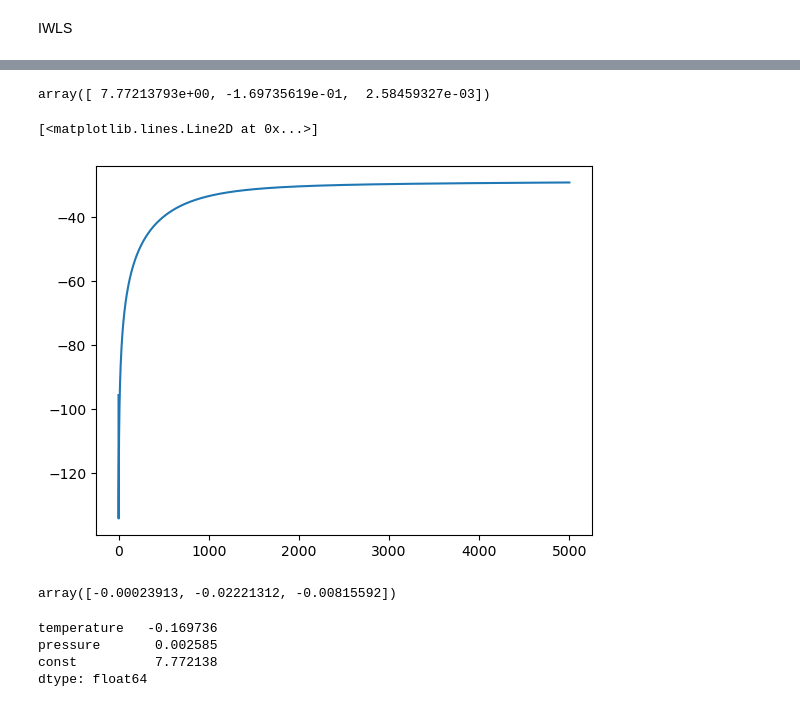
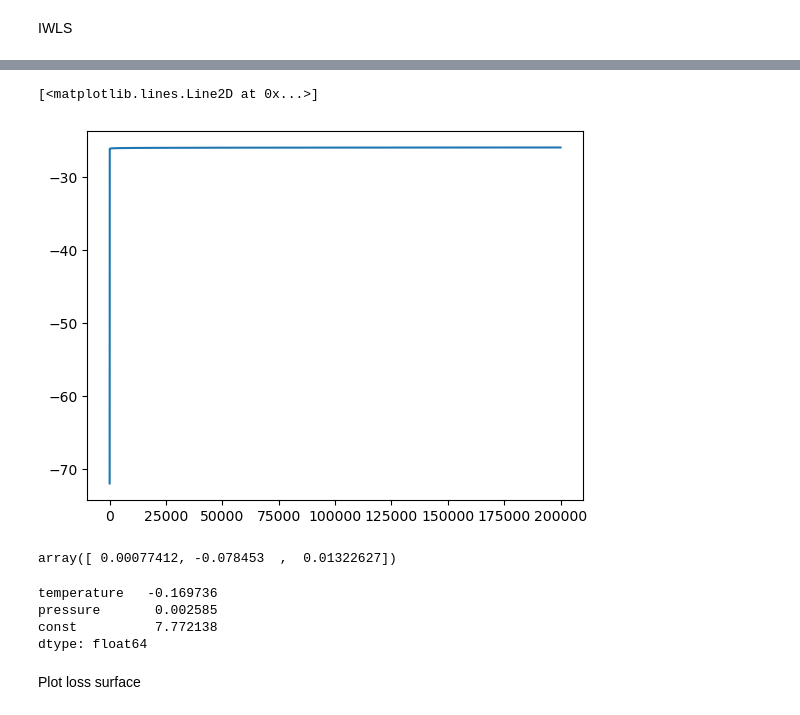
Before and after one commit to Imperial-Wiki/MathsWiki_code_demo, a Jupyter notebook: Statistical_Modelling_II/challenger.ipynb, the cells around one changed output, grey strips where cells are left out. Drawn from its saved outputs; the diff is of its cells as text; code cells hidden in the pictures.

```diff
--- a/Statistical_Modelling_II/challenger.ipynb
+++ b/Statistical_Modelling_II/challenger.ipynb
@@ -48,7 +48,7 @@ def loss(beta: np.array, X: np.array, y: np.array) -> float:
 # %% [markdown]
 Compute score vector.
 # %%
-def score(beta: np.array, X: np.array, y: np.array) -> np.array:
+def score(beta: np.ndarray, X: np.ndarray, y: np.ndarray) -> np.ndarray:
     '''Compute the accurate score vector.'''
 
     theta = X @ beta
@@ -56,8 +56,8 @@ def score(beta: np.array, X: np.array, y: np.array) -> np.array:
 # %% [markdown]
 Compute a sample of score vector.
 # %%
-def score_sample(beta: np.array, X: np.array, y: np.array,
-                 rng_generator: np.random.Generator=None) -> np.array:
+def score_sample(beta: np.ndarray, X: np.ndarray, y: np.ndarray,
+                 rng_generator: np.random.Generator=None) -> np.ndarray:
 
     if rng_generator:
         x_i = X[rng_generator.integers(n)]
@@ -70,20 +70,11 @@ def score_sample(beta: np.array, X: np.array, y: np.array,
 # %% [markdown]
 (Stochastic) gradient descent
 # %%
-def sgd(X: np.array, y: np.array, beta_0: np.array=None, stochastic: bool=False,
+def sgd(X: np.ndarray, y: np.ndarray, beta: np.ndarray=np.zeros(3), stochastic: bool=False,
         step_schedule: Literal["constant", "robbins"]="constant", alpha: float=1.,
         max_step: int=25, tol: float=1e-10,
         rng_generator: np.random.Generator=None,
-        store_history: bool=False) -> np.array:
-
-    # TODO: randomly initialise beta_0 if no initial beta_0 is given
-    if beta_0 != None:
-        beta = beta_0
-    else:
-        if rng_generator:
-            beta = rng_generator.random(3)
-        else:
-            beta = np.zeros(3)
+        store_history: bool=False) -> np.ndarray:
 
     if store_history:
         history = [beta]   # create list of history of beta
@@ -187,17 +183,13 @@ plt.plot([loss(beta, X, y) for beta in hist])
+# %%
+hist_sgd = sgd(X, y, beta=np.array([0.,-1.69735619e-01,0.]), alpha=1e-5, step_schedule="robbins", store_history=True, max_step=200000)
+plt.plot([loss(beta, X, y) for beta in hist_sgd])
+# %% [output]
+[<matplotlib.lines.Line2D at 0x...>]
+[figure, added]
 # %%
-hist[-1]
+hist_sgd[-1]
 # %% [output]
-array([ 7.77213793e+00, -1.69735619e-01,  2.58459327e-03])
+array([ 0.00077412, -0.078453  ,  0.01322627])
-# %%
-hist = sgd(X, y, alpha=1e-5, step_schedule="robbins", store_history=True, max_step=5000)
-plt.plot([loss(beta, X, y) for beta in hist])
-# %% [output]
-[<matplotlib.lines.Line2D at 0x...>]
-[figure, removed]
-# %%
-hist[-1]
-# %% [output]
-array([-0.00023913, -0.02221312, -0.00815592])
 # %%
 endog = pd.DataFrame()
 endog["eroded"] = orings["eroded"]
@@ -217,0 +208,2 @@ dtype: float64
+# %% [markdown]
+Plot loss surface
```
Also changed, not shown: parts of 11 cells of this notebook, 2 other files.
